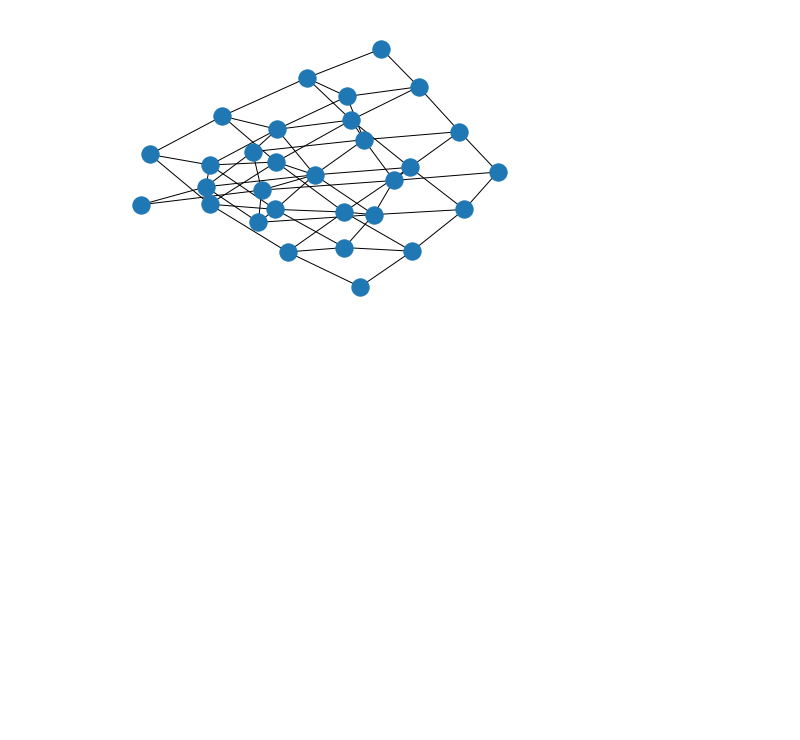
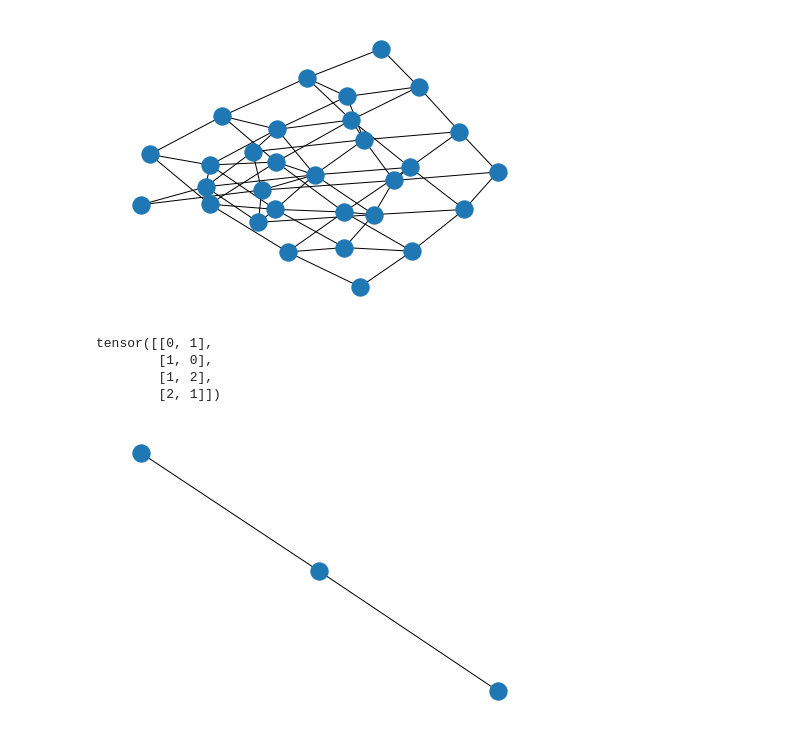
Before and after one commit to yjj19981119/learngit, a Jupyter notebook: petri.ipynb, the cells around one changed output. Drawn from its saved outputs; the diff is of its cells as text; code cells hidden in the pictures; blank space fills up the shorter version.

```diff
--- a/petri.ipynb
+++ b/petri.ipynb
@@ -285,0 +334,24 @@ plt.show()
+# %%
+def process(self):
+    # Read data into huge `Data` list.
+    #这里用于构建data
+    Edge_index = torch.tensor([[0, 1, 1, 2],
+                               [1, 0, 2, 1]], dtype=torch.long)
+
+    # 每个节点的特征：从0号节点开始。。
+    X = torch.tensor([[-1], [0], [1]], dtype=torch.float)
+    # 每个节点的标签：从0号节点开始-两类0，1
+    Y = torch.tensor([[0, 0], [1, 1], [2, 0]],dtye=torch.float)
+
+    data = Data(x=x, edge_index=edge_index, y=Y)
+    #放入datalist
+    data_list = [data]
+
+    if self.pre_filter is not None:
+        data_list = [data for data in data_list if self.pre_filter(data)]
+
+    if self.pre_transform is not None:
+        data_list = [self.pre_transform(data) for data in data_list]
+
+    data, slices = self.collate(data_list)
+    torch.save((data, slices), self.processed_paths[0])
@@ -285,0 +405,19 @@ plt.show()
+# %%
+
+b = MyOwnDataset("MYdata")
+# %%
+b.data.edge_index.t()
+# %% [output]
+tensor([[0, 1],
+        [1, 0],
+        [1, 2],
+        [2, 1]])
+# %%
+G = nx.Graph()
+edge_index = b.data.edge_index.t()
+edge_index = np.array(edge_index)
+G.add_edges_from(edge_index)
+nx.draw(G)
+plt.show()
+# %% [output]
+[figure, added]
```
Also changed, not shown: parts of 5 cells of this notebook.
